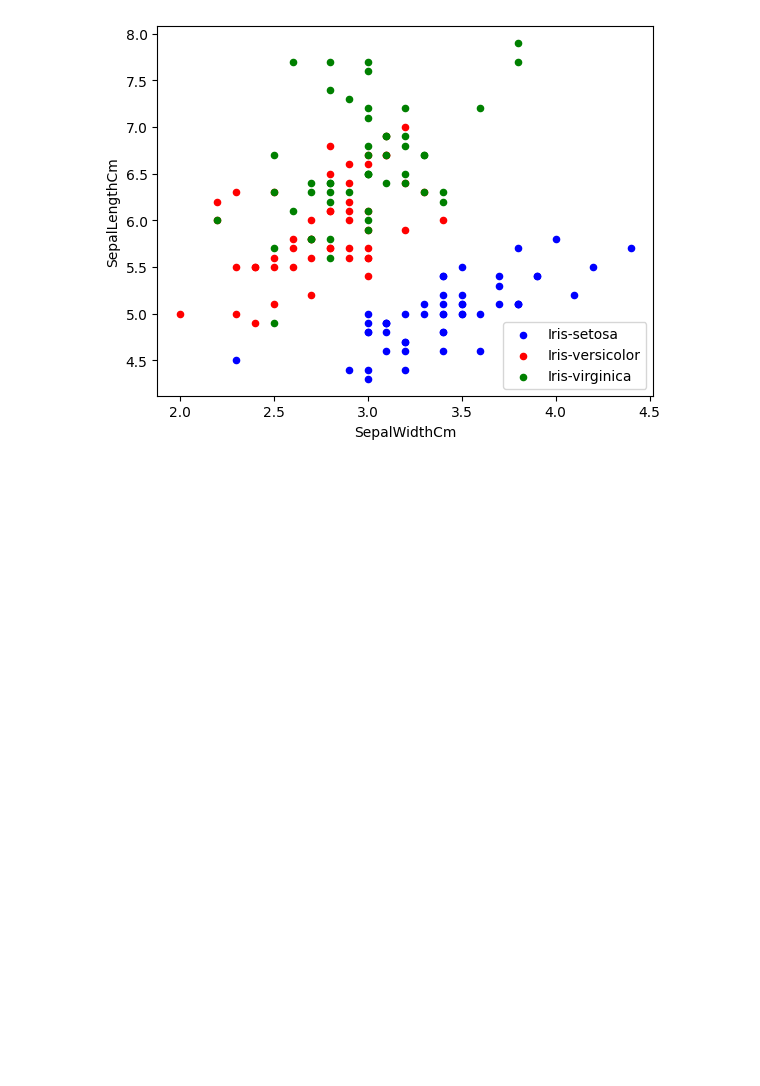
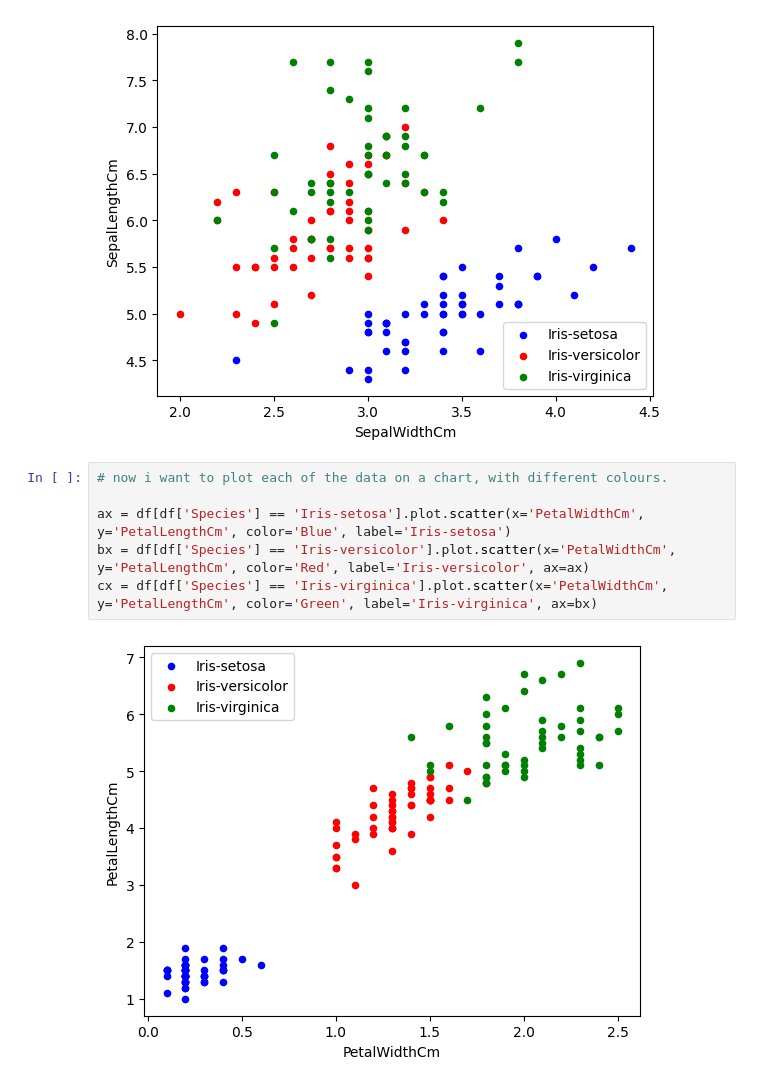
Before and after one commit to angeladai1/ai-exploration, a Jupyter notebook: iris.ipynb, the cells around one changed output. Drawn from its saved outputs; the diff is of its cells as text; blank space fills up the shorter version.

Commit message:
exploratory data analysis

```diff
--- a/iris.ipynb
+++ b/iris.ipynb
@@ -106,3 +134,11 @@ bx = df[df['Species'] == 'Iris-versicolor'].plot.scatter(x='SepalWidthCm', y='Se
 cx = df[df['Species'] == 'Iris-virginica'].plot.scatter(x='SepalWidthCm', y='SepalLengthCm', color='Green', label='Iris-virginica', ax=bx)
 # %% [output]
 [figure]
+# %%
+# now i want to plot each of the data on a chart, with different colours.
+
+ax = df[df['Species'] == 'Iris-setosa'].plot.scatter(x='PetalWidthCm', y='PetalLengthCm', color='Blue', label='Iris-setosa')
+bx = df[df['Species'] == 'Iris-versicolor'].plot.scatter(x='PetalWidthCm', y='PetalLengthCm', color='Red', label='Iris-versicolor', ax=ax)
+cx = df[df['Species'] == 'Iris-virginica'].plot.scatter(x='PetalWidthCm', y='PetalLengthCm', color='Green', label='Iris-virginica', ax=bx)
+# %% [output]
+[figure, added]
```
Also changed, not shown: parts of 6 cells of this notebook.
